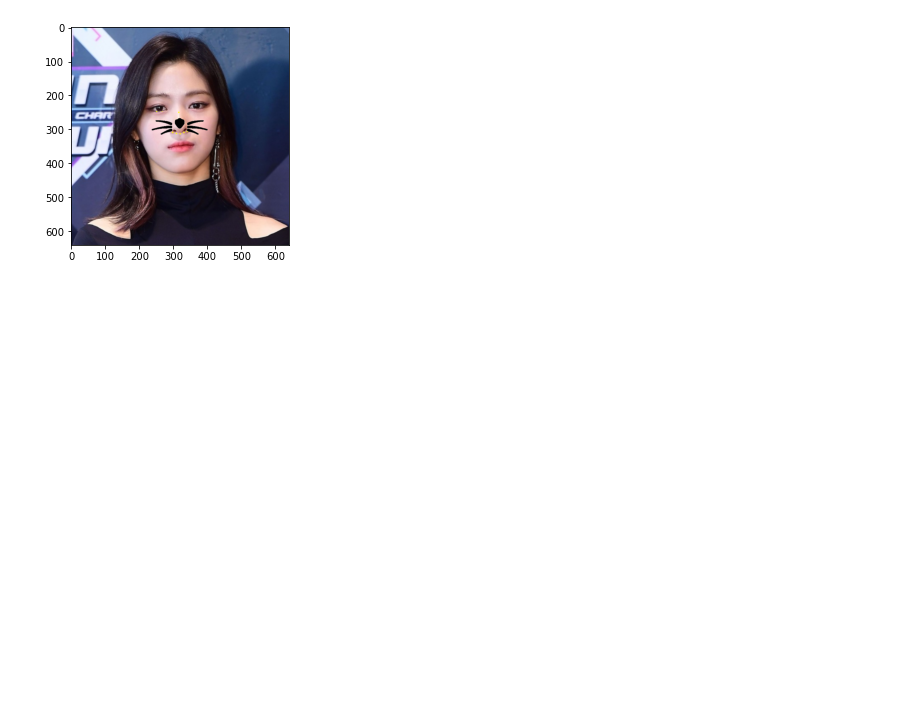
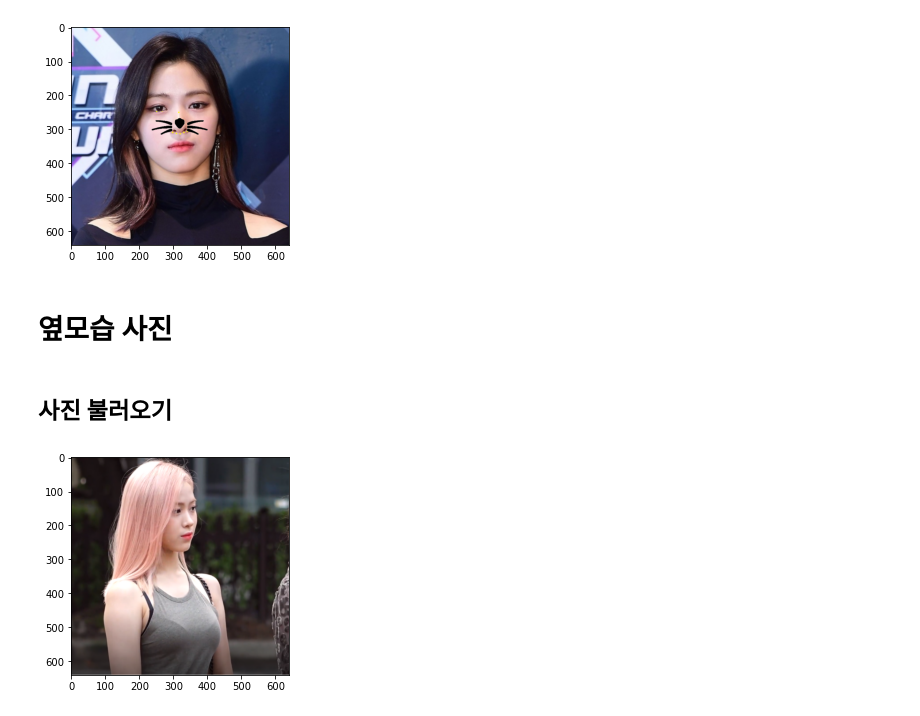
Before and after one commit to PEBpung/Aiffel, a Jupyter notebook: Project/Exploration/E10. 고양이 수염 스티커 만들기.ipynb, the cells around one changed output. Saved outputs shown, nothing was run; the diff lists cells and outputs as text; code cells hidden in the pictures; blank space fills up the shorter version.

```diff
--- a/Project/Exploration/E10. 고양이 수염 스티커 만들기.ipynb
+++ b/Project/Exploration/E10. 고양이 수염 스티커 만들기.ipynb
@@ -118,3 +126,16 @@ plt.imshow(cv2.cvtColor(img_bgr, cv2.COLOR_BGR2RGB))
 plt.show()
 # %% [output]
 [figure]
+# %% [markdown]
+# 옆모습 사진
+# %% [markdown]
+## 사진 불러오기
+# %%
+img_bgr = cv2.imread('./data/img/ruyjin_side.png')
+img_bgr = cv2.resize(img_bgr, (640, 640))
+img_show = img_bgr.copy()
+img_rgb = cv2.cvtColor(img_bgr, cv2.COLOR_BGR2RGB)
+plt.imshow(img_rgb)
+plt.show()
+# %% [output]
+[figure, added]
```
Also changed, not shown: parts of 11 cells of this notebook.
